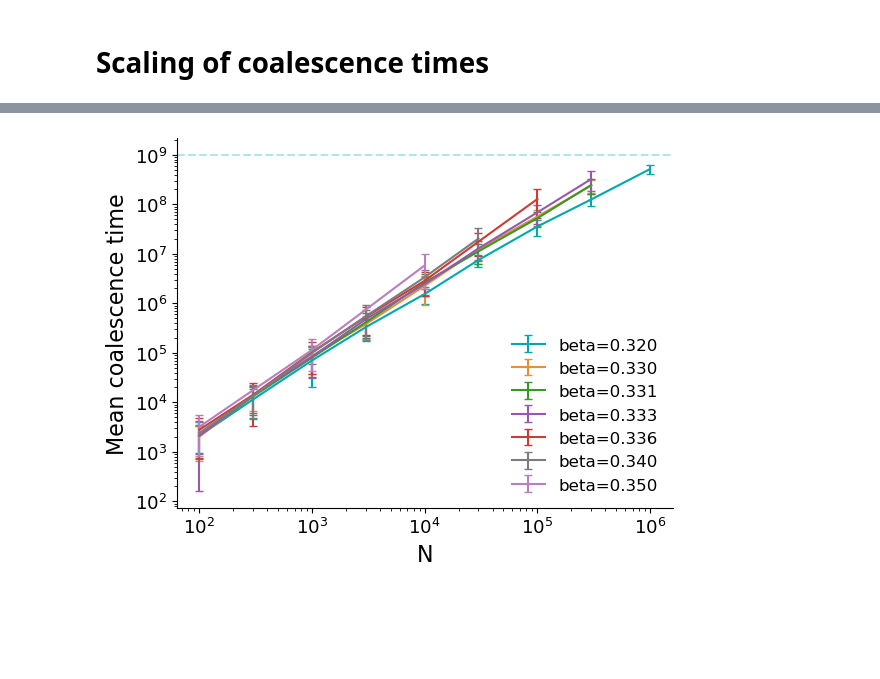
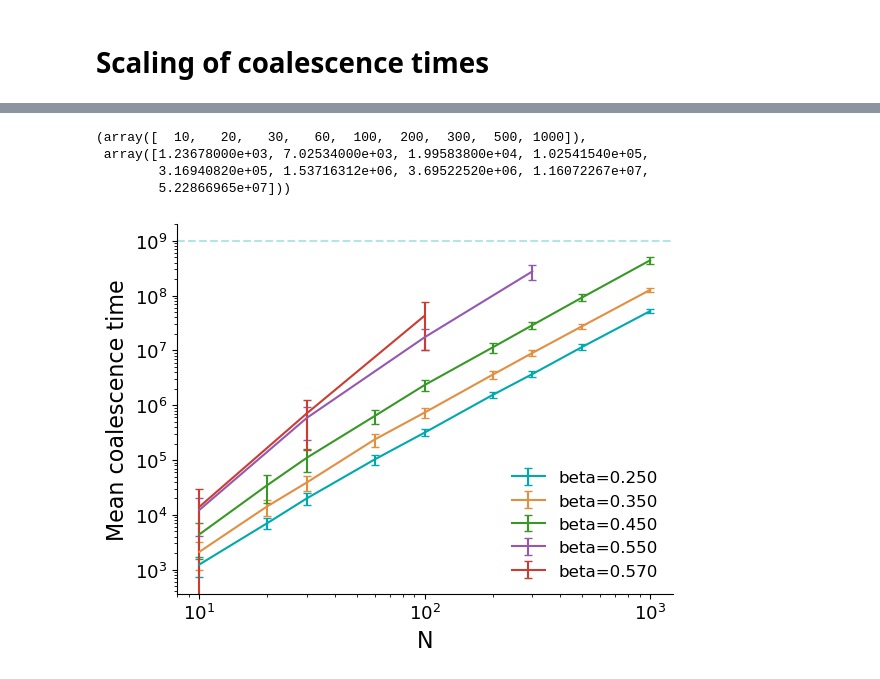
Before and after one commit to LouiseBudzynski/Bounding_Chain_Disordered_Ising_Models, a Jupyter notebook: notebooks/read_coal_time_DS.ipynb, the cells around one changed output, grey strips where cells are left out. Saved outputs shown, nothing was run; the diff lists cells and outputs as text; code cells hidden in the pictures; blank space fills up the shorter version.

Commit message:
plots

```diff
--- a/notebooks/read_coal_time_DS.ipynb
+++ b/notebooks/read_coal_time_DS.ipynb
@@ -164,7 +163,8 @@ n_configs_plot = 2
 mask = (
     (df['n_coal'] == df['n_runs']) & # plot only beta values for which every run has coalesced (for unbiased averages)
     (df['n_configs'] == n_configs_plot) &
+    (df['n_runs'] == 50) &
     (df['max_iter'] == max_iter_plot)
 )
 df_filtered = df[mask]
-#df_filtered
+df_filtered
@@ -171,34 +189,36 @@ df_filtered = df[mask]
+# %%
+sub_df = df_filtered[df_filtered['beta'] == 0.25].sort_values('N')
+N = sub_df['N'].values
+T = sub_df['mean_coal_time'].values
+N, T
+# %% [output]
+(array([  10,   20,   30,   60,  100,  200,  300,  500, 1000]),
+ array([1.23678000e+03, 7.02534000e+03, 1.99583800e+04, 1.02541540e+05,
+        3.16940820e+05, 1.53716312e+06, 3.69522520e+06, 1.16072267e+07,
+        5.22866965e+07]))
 # %%
-mask = (
-    (df['sampler'] == 'F_beta_Glauber') &
-    (df['lazy'] == False) &
-    (df['n_configs'] == n_configs_plot) &
-    (df['n_coal'] == df['n_runs'])
-)
-df_filtered = df[mask]
-
-betas_to_exclude = []
+betas_to_exclude = [0.75,0.65,0.63,0.61,0.59]
 for beta in sorted(df_filtered['beta'].unique()):
     if beta in betas_to_exclude:
         continue
     sub_df = df_filtered[df_filtered['beta'] == beta].sort_values('N')
     N = sub_df['N'].values
     T = sub_df['mean_coal_time'].values
     sT = sub_df['std_coal_time'].values
     plt.errorbar(N, T,
                 yerr=sT,
                 label=f'beta={beta:.3f}',
                 capsize=3)
 
 plt.axhline(10**9, linestyle='--', alpha=0.3)
 plt.xlabel('N')
 plt.ylabel('Mean coalescence time')
 plt.xscale('log')
 plt.yscale('log')
 plt.legend()
 plt.show()
 # %% [output]
-[figure, old version]
+[figure, new version]
 # %%
 max_iter_plot = 10**9
 n_configs_plot = 2
```
Also changed, not shown: parts of 11 cells of this notebook, 1 other file.
